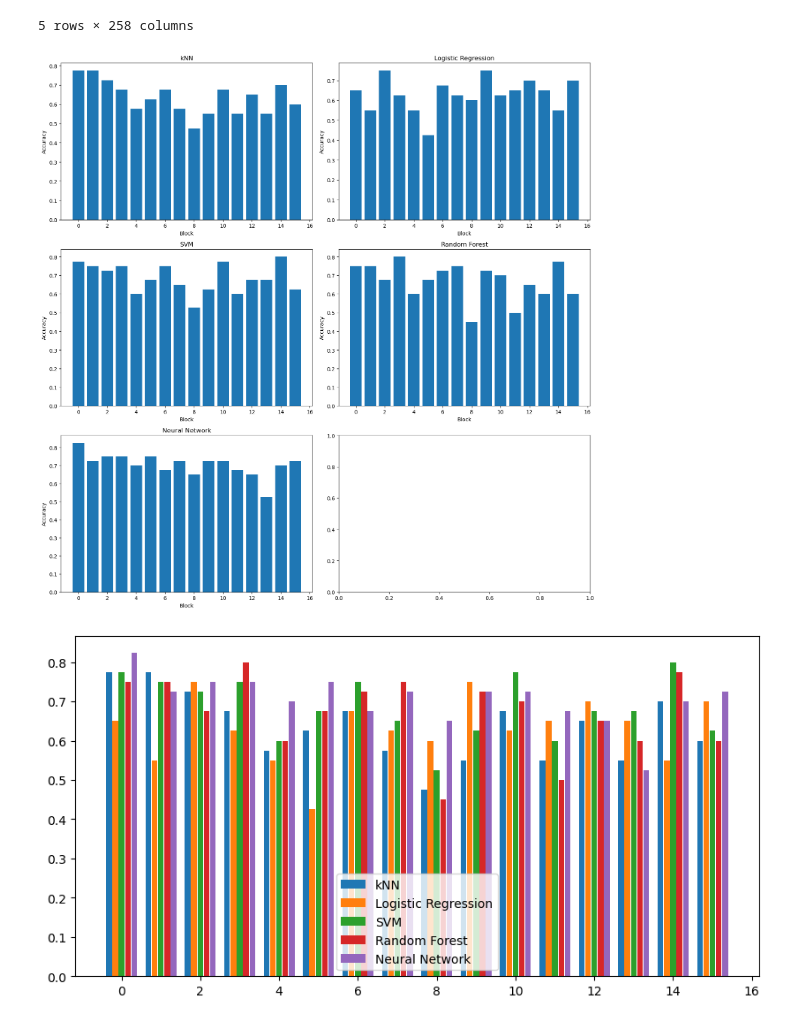
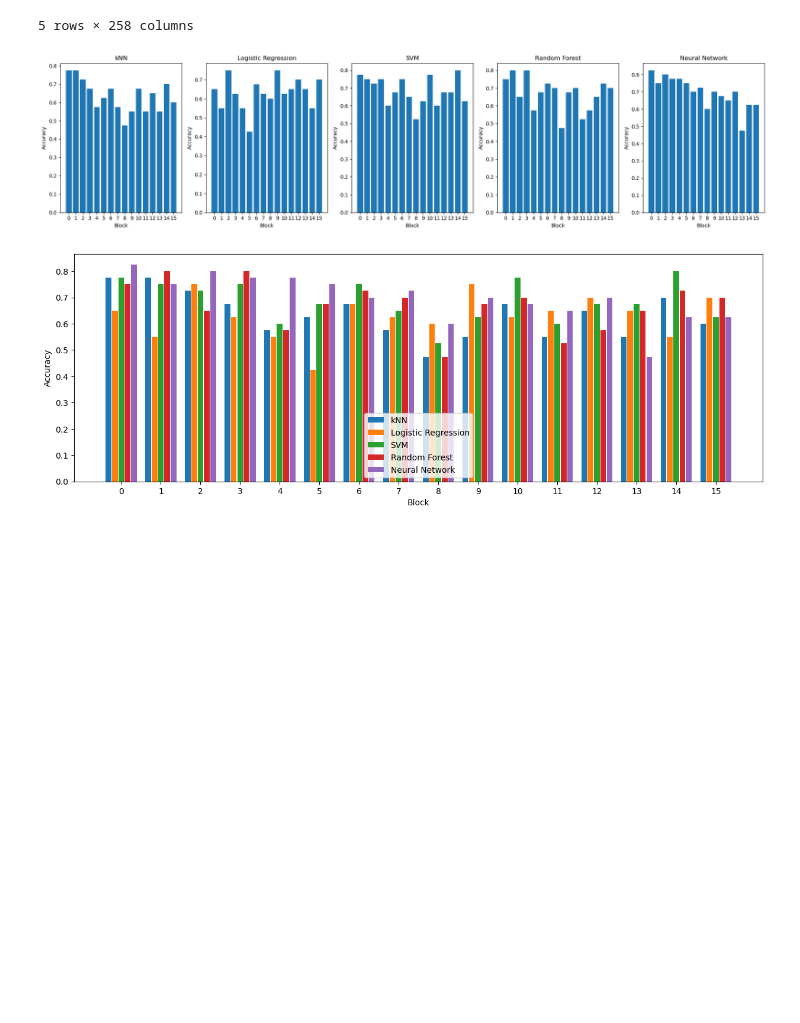
Before and after one commit to FelixJons/mve411-big-data-stats, a Jupyter notebook: assignment-3/question-2b.ipynb, the cells around one changed output. Cells and saved outputs as stored; diff of their text form; code cells hidden in the pictures; blank space fills up the shorter version.

```diff
--- a/assignment-3/question-2b.ipynb
+++ b/assignment-3/question-2b.ipynb
@@ -98,12 +118,12 @@ plot_image_on_ax(ax, get_image_from_df(df, 0))
 [figure]
 # %%
 images = get_all_images_from_df_as_numpy(df)
-reshaped_images = reshape_into_blocks(images)
-first_res_image = reshaped_images[0]
+block_images = reshape_into_blocks(images)
+first_block_image = block_images[0]
 
 fig, axes = plt.subplots(4, 4, figsize=(10, 10))
 for i, ax in enumerate(axes.flat):
-    plot_image_on_ax(ax, first_res_image[i], pixel_size=16)
+    plot_image_on_ax(ax, first_block_image[i], pixel_size=16)
 
 plt.tight_layout()
 plt.show()
@@ -131,4 +153,5 @@ labels.shape
 # %%
-blocks = reshaped_images.reshape(-1, 256)
+blocks = block_images.reshape(-1, 256)
 blocks.shape
+print(f"Blocks shape: {blocks.shape}")
 # %% [output]
@@ -168,11 +192,11 @@ df_blocks.head(5)
 5 rows × 258 columns
 # %%
 classifiers = {
-    'kNN': KNeighborsClassifier(n_neighbors=11),
-    'Logistic Regression': LogisticRegression(),
-    'SVM': SVC(),
-    'Random Forest': RandomForestClassifier(),
-    'Neural Network': MLPClassifier()
+    "kNN": KNeighborsClassifier(n_neighbors=11),
+    "Logistic Regression": LogisticRegression(max_iter=1000),  # Increase max_iter
+    "SVM": SVC(),
+    "Random Forest": RandomForestClassifier(),
+    "Neural Network": MLPClassifier(max_iter=1000)  # Increase max_iter
 }
 # %%
 selected_blocks = [0, 1, 2, 3, 4, 5, 6, 7, 8, 9, 10, 11, 12, 13, 14, 15]
@@ -196,7 +220,9 @@ for block in selected_blocks:
     )
 
     # Standardize the data
-    X_train, X_test = standardize(X_train, X_test)
+    scaler = StandardScaler()
+    X_train = scaler.fit_transform(X_train)
+    X_test = scaler.transform(X_test)
 
     # Train a classifier
     for clf_string, clf in classifiers.items():
@@ -209,17 +235,18 @@ for block in selected_blocks:
         block_accuracy_per_classifier[clf_string].append(acc)
 # %%
 # For each classifier plot the accuracy for each block using a barplot
-fig, axes = plt.subplots(3, 2, figsize=(15, 15))
+fig, axes = plt.subplots(1, 5, figsize=(20, 5))
 axes = axes.ravel()
 
 for i, (clf, accs) in enumerate(block_accuracy_per_classifier.items()):
     ax = axes[i]
     ax.bar(selected_blocks, accs)
     ax.set_title(clf)
     ax.set_xlabel("Block")
     ax.set_ylabel("Accuracy")
+    ax.xaxis.set_ticks(selected_blocks)
 
 plt.tight_layout()
 plt.show()
 # %% [output]
-[figure, old version]
+[figure, new version]
@@ -260,7 +259,11 @@ data = {
     "Neural Network": block_accuracy_per_classifier["Neural Network"],
 }
 
-fig, ax = plt.subplots(1, 1, figsize=(10, 5))
+fig, ax = plt.subplots(1, 1, figsize=(15, 5))
 bar_plot(ax, data, total_width=0.8, single_width=0.9)
+ax.set_xlabel("Block")
+ax.set_ylabel("Accuracy")
+ax.xaxis.set_ticks(selected_blocks)
+plt.show()
 # %% [output]
-[figure, old version]
+[figure, new version]
```
Also changed, not shown: parts of 11 cells of this notebook.
